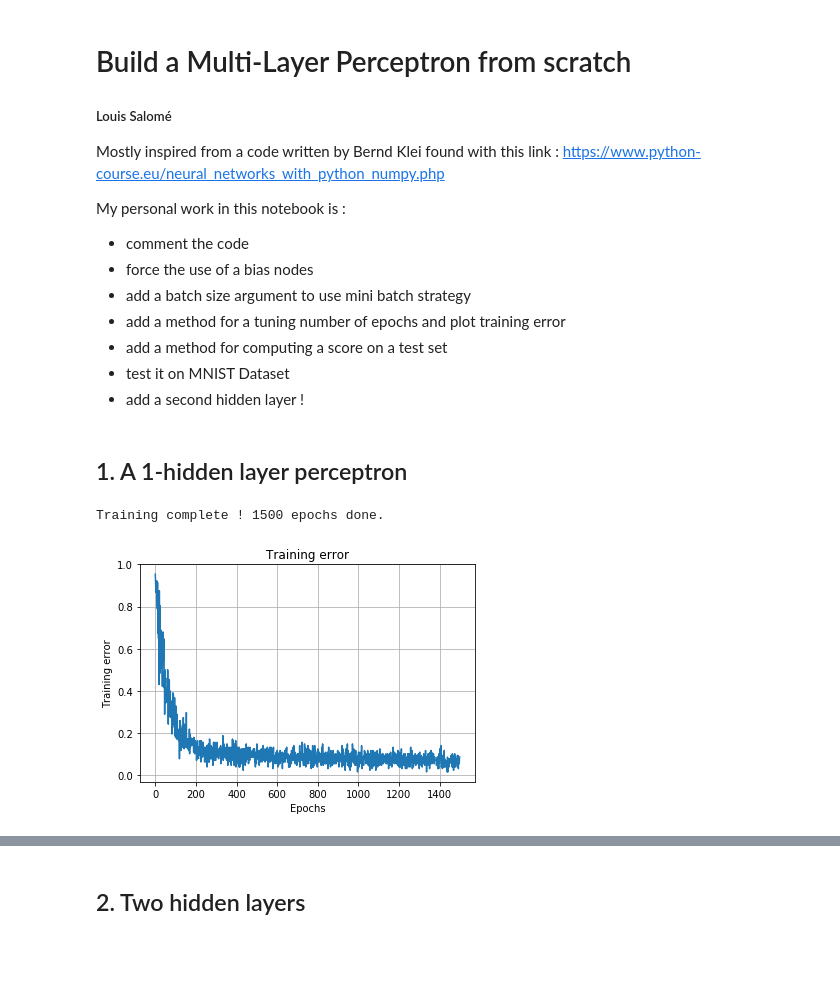
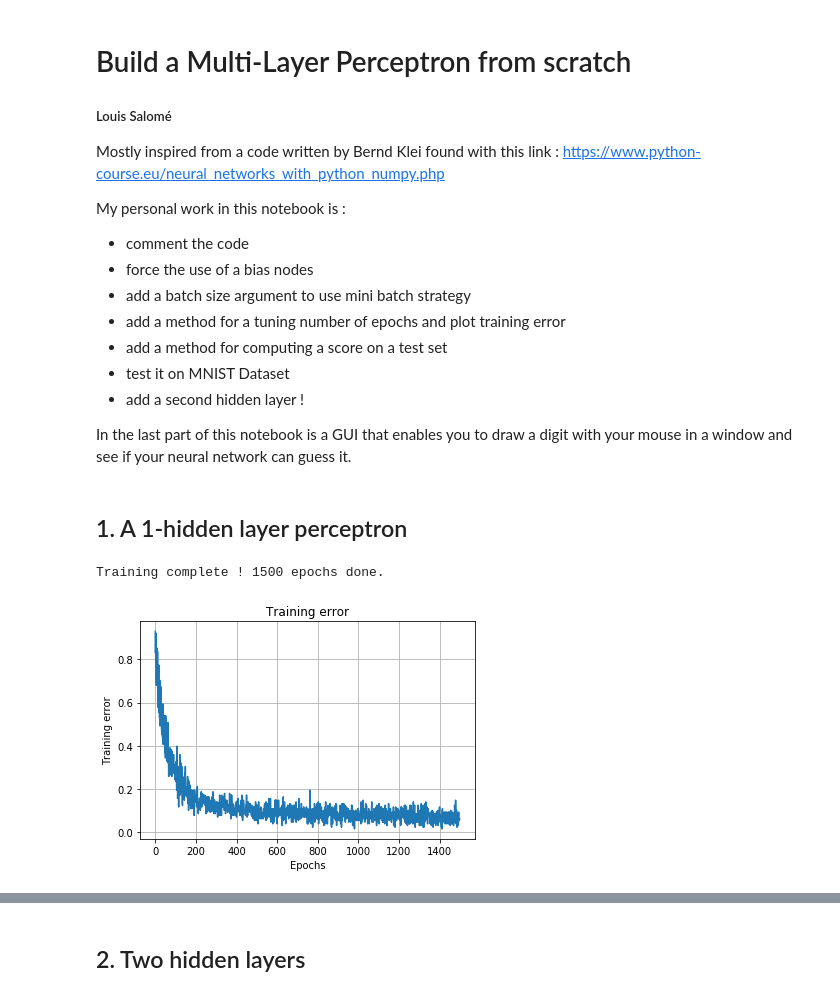
Before and after one commit to louissalome/Deep-Learning, a Jupyter notebook: itmolabs/pl_task4_Build_MLP_with_numpy.ipynb, the cells around one changed output, grey strips where cells are left out. Drawn from its saved outputs; the diff is of its cells as text; code cells hidden in the pictures; blank space fills up the shorter version.

```diff
--- a/itmolabs/pl_task4_Build_MLP_with_numpy.ipynb
+++ b/itmolabs/pl_task4_Build_MLP_with_numpy.ipynb
@@ -13,6 +13,8 @@ My personal work in this notebook is :
 * add a method for computing a score on a test set
 * test it on MNIST Dataset
 * add a second hidden layer !
+
+In the last part of this notebook is a GUI that enables you to draw a digit with your mouse in a window and see if your neural network can guess it.
 # %%
 import numpy as np
 from scipy.stats import truncnorm
@@ -147,32 +149,32 @@ class myMLP:
 %%time
 
 # import dataset
 from sklearn.datasets import fetch_mldata
 mnist = fetch_mldata('MNIST original')
 X, y = mnist.data, mnist.target
 X, y = X.astype('float32'), y.astype('float32')
 X /= 255
 
 # split train & test
 from sklearn.model_selection import train_test_split
 X_train, X_test, y_train, y_test = train_test_split(X, y, test_size=0.3, random_state=42)
 
 # use one hot encoder
 from sklearn.preprocessing import OneHotEncoder
 def one_hot(y):
     enc = OneHotEncoder()
     enc.fit(y.reshape(-1,1))
     return enc.transform(y.reshape(-1,1)).toarray()
 
 # initialise classifier
 m,n = X_train.shape
-mlp = myMLP(n_in = n, n_out = 10, n_hidden = 64, learning_rate=0.01)
+mlp = myMLP(n_in = n, n_out = 10, n_hidden = 64, learning_rate=0.007)
 
 # train
 mlp.train(X_train,one_hot(y_train),epochs=1500,verbose=0, batch_size = 128)
 
 # score
 print("Accuracy : ",round(100*mlp.score(X_test,y_test),2),'%')
 # %% [output]
 Training complete ! 1500 epochs done.
-[figure, old version]
+[figure, new version]
```
Also changed, not shown: parts of 4 cells of this notebook.
